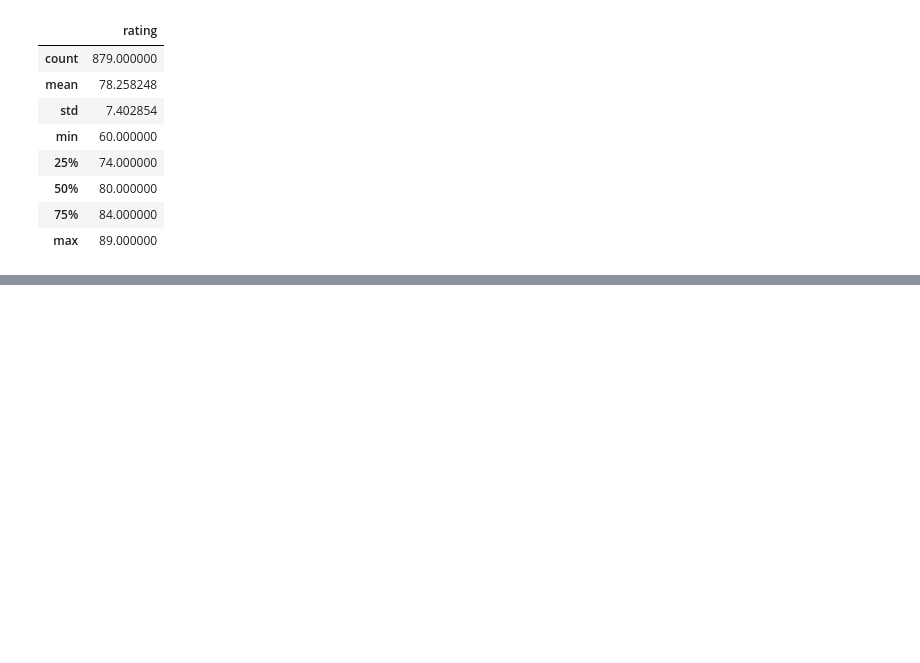
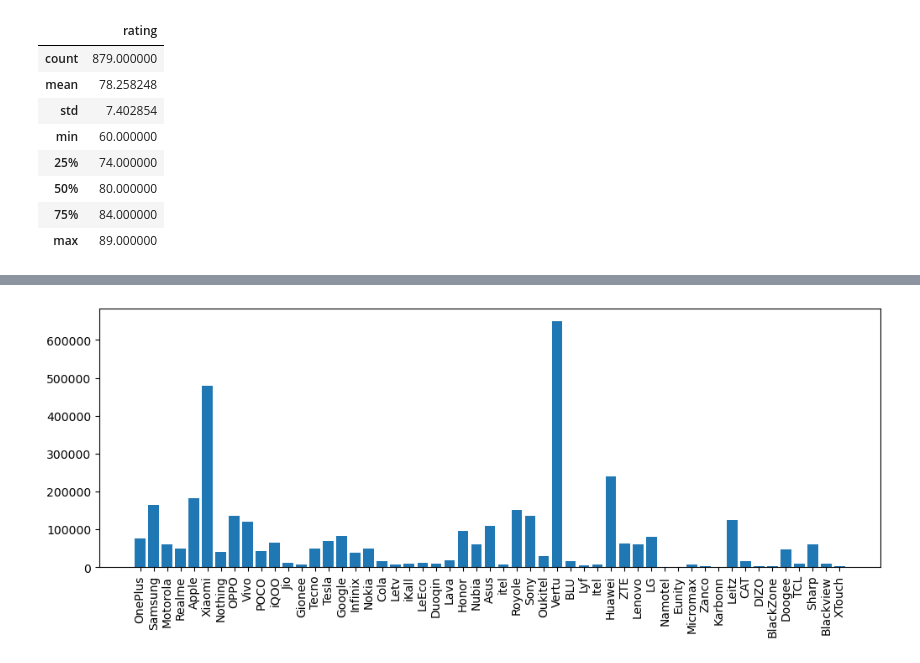
Before and after one commit to DeepeshIITdh/Tech-Items-Price-Predictor, a Jupyter notebook: Smartphones Predictor.ipynb, the cells around one changed output, grey strips where cells are left out. Drawn from its saved outputs; the diff is of its cells as text; code cells hidden in the pictures; blank space fills up the shorter version.

```diff
--- a/Smartphones Predictor.ipynb
+++ b/Smartphones Predictor.ipynb
@@ -91,0 +202,2 @@ df.head()
+# %%
+df['price'] = df.price.str.replace('₹','').str.replace(',','').astype(np.int64)
@@ -91,0 +226,7 @@ df.head()
+# %%
+plt.figure(figsize=(12,4))
+plt.bar(x=df['brand'],height=df['price'])
+plt.xticks(rotation='vertical')
+plt.show()
+# %% [output]
+[figure, added]
```
Also changed, not shown: parts of 14 cells of this notebook.
